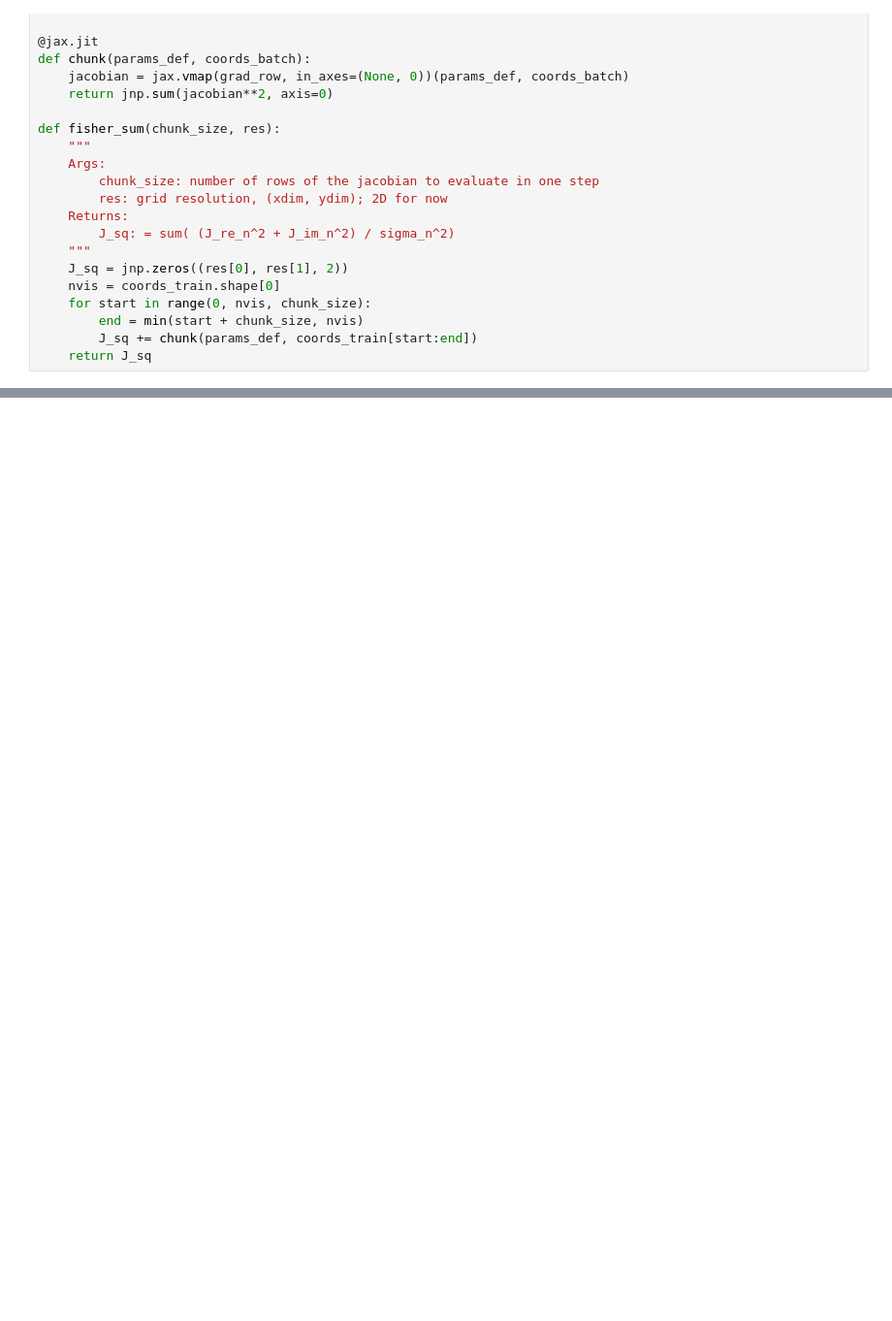
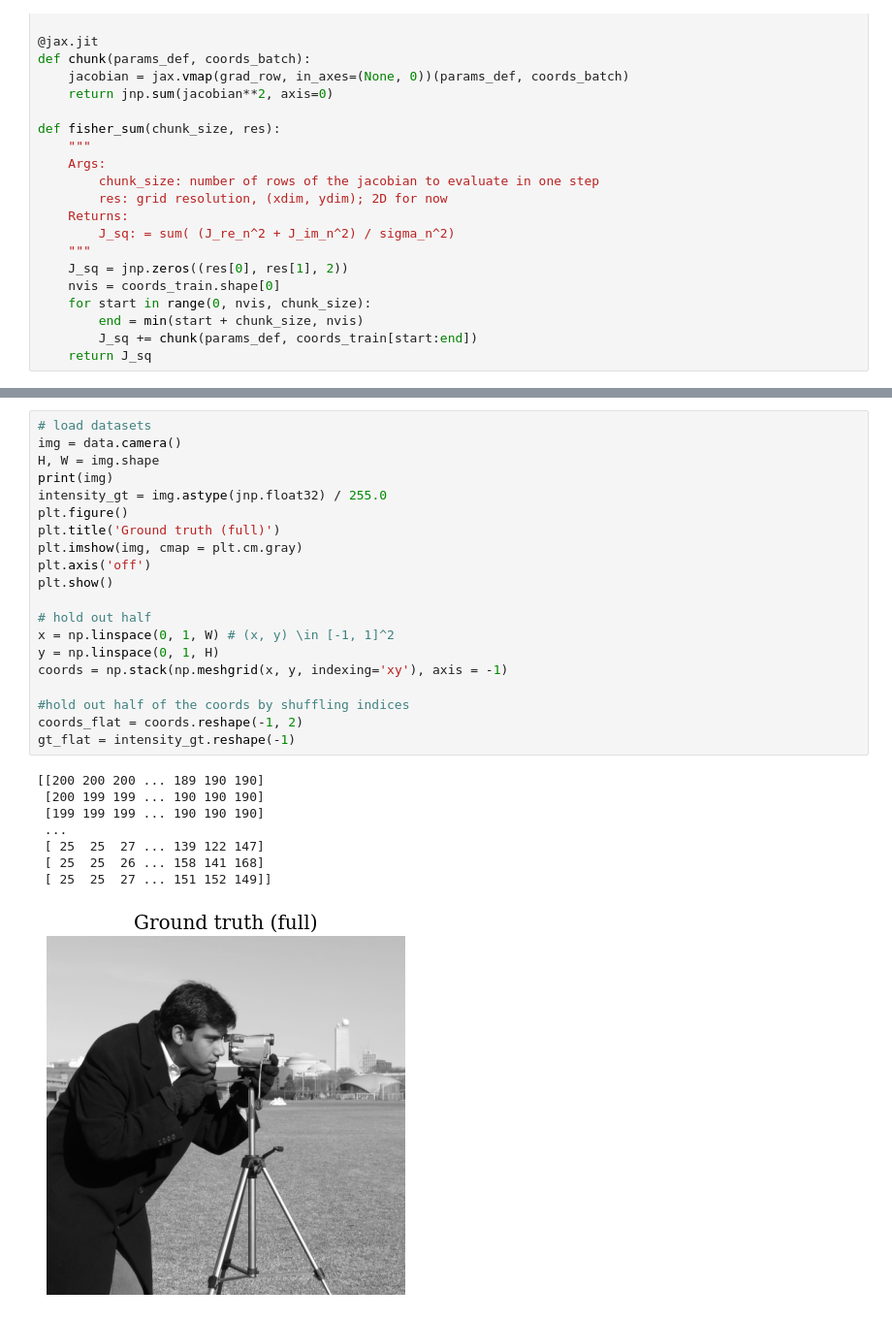
Before and after one commit to khyyle/caltech_surf_2025, a Jupyter notebook: bayes_rays_holdout.ipynb, the cells around one changed output, grey strips where cells are left out. Shown at 97% size. Drawn from its saved outputs; the diff is of its cells as text; blank space fills up the shorter version.

```diff
--- a/bayes_rays_holdout.ipynb
+++ b/bayes_rays_holdout.ipynb
@@ -221,3 +230,32 @@ plt.show()
+# %%
+# load datasets
+img = data.camera()
+H, W = img.shape
+print(img)
+intensity_gt = img.astype(jnp.float32) / 255.0
+plt.figure()
+plt.title('Ground truth (full)')
+plt.imshow(img, cmap = plt.cm.gray)
+plt.axis('off')
+plt.show()
+
+# hold out half
+x = np.linspace(0, 1, W) # (x, y) \in [-1, 1]^2
+y = np.linspace(0, 1, H)
+coords = np.stack(np.meshgrid(x, y, indexing='xy'), axis = -1)
+
+#hold out half of the coords by shuffling indices
+coords_flat = coords.reshape(-1, 2)
+gt_flat = intensity_gt.reshape(-1)
+# %% [output]
+[[200 200 200 ... 189 190 190]
+ [200 199 199 ... 190 190 190]
+ [199 199 199 ... 190 190 190]
+ ...
+ [ 25  25  27 ... 139 122 147]
+ [ 25  25  26 ... 158 141 168]
+ [ 25  25  27 ... 151 152 149]]
+[figure, added]
 # %%
 # bayes rays with heteroskedastic noise
 ydim, xdim = intensity_gt.shape
```
Also changed, not shown: parts of 13 cells of this notebook.
